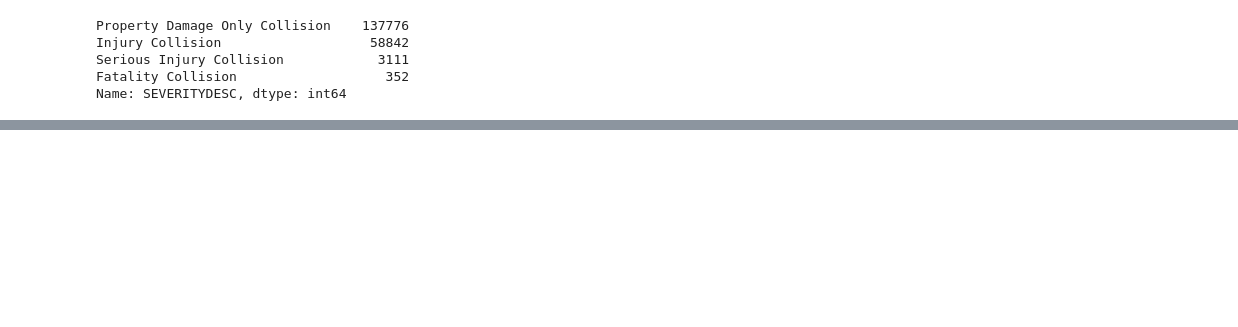
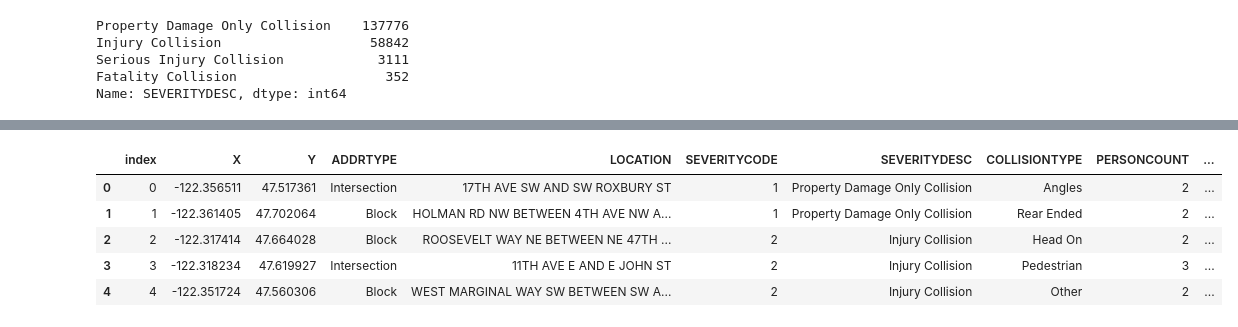
Before and after one commit to AARINDAM/Coursera_Capstone, a Jupyter notebook: Accident Prediction.ipynb, the cells around one changed output, grey strips where cells are left out. Cells and saved outputs as stored; diff of their text form; code cells hidden in the pictures; blank space fills up the shorter version.

```diff
--- a/Accident Prediction.ipynb
+++ b/Accident Prediction.ipynb
@@ -98,0 +175,11 @@ df.head()
+# %%
+pd.set_option('display.max_columns', None)
+df=df.astype({"SEVERITYCODE":np.int})
+df.head()
+# %% [output]
+|  | index | X | Y | ADDRTYPE | LOCATION | SEVERITYCODE | SEVERITYDESC | COLLISIONTYPE | PERSONCOUNT | ... |
+| 0 | 0 | -122.356511 | 47.517361 | Intersection | 17TH AVE SW AND SW ROXBURY ST | 1 | Property Damage Only Collision | Angles | 2 | ... |
+| 1 | 1 | -122.361405 | 47.702064 | Block | HOLMAN RD NW BETWEEN 4TH AVE NW A... | 1 | Property Damage Only Collision | Rear Ended | 2 | ... |
+| 2 | 2 | -122.317414 | 47.664028 | Block | ROOSEVELT WAY NE BETWEEN NE 47TH ... | 2 | Injury Collision | Head On | 2 | ... |
+| 3 | 3 | -122.318234 | 47.619927 | Intersection | 11TH AVE E AND E JOHN ST | 2 | Injury Collision | Pedestrian | 3 | ... |
+| 4 | 4 | -122.351724 | 47.560306 | Block | WEST MARGINAL WAY SW BETWEEN SW A... | 2 | Injury Collision | Other | 2 | ... |
```
Also changed, not shown: parts of 12 cells of this notebook.
